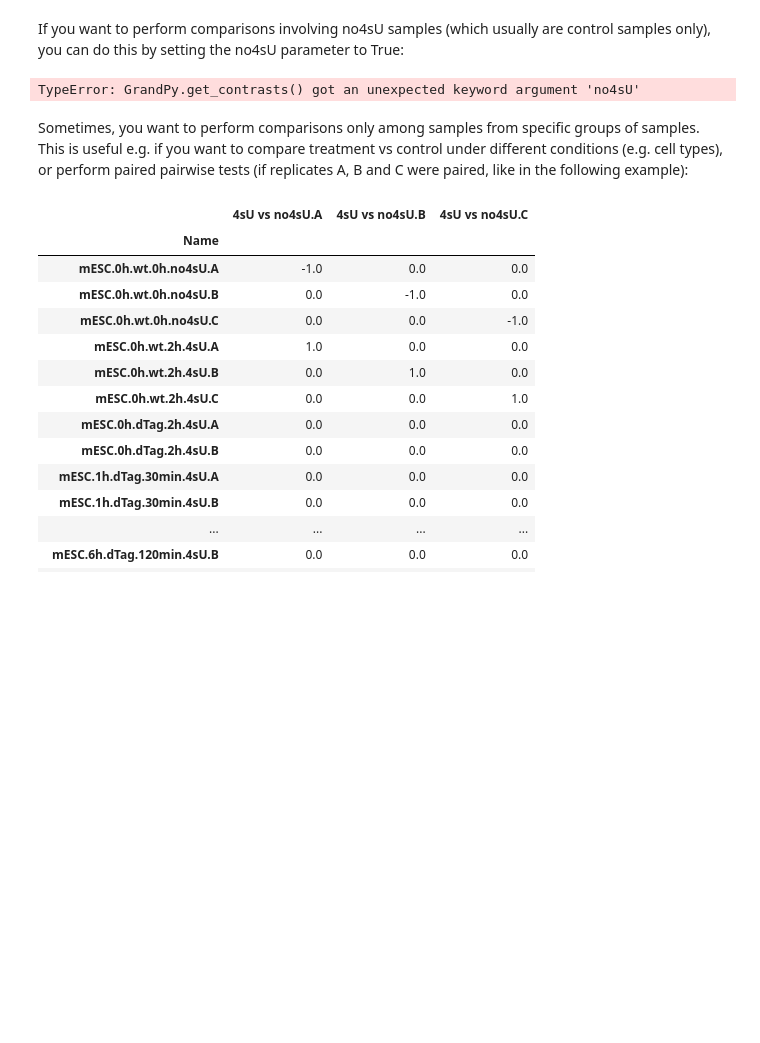
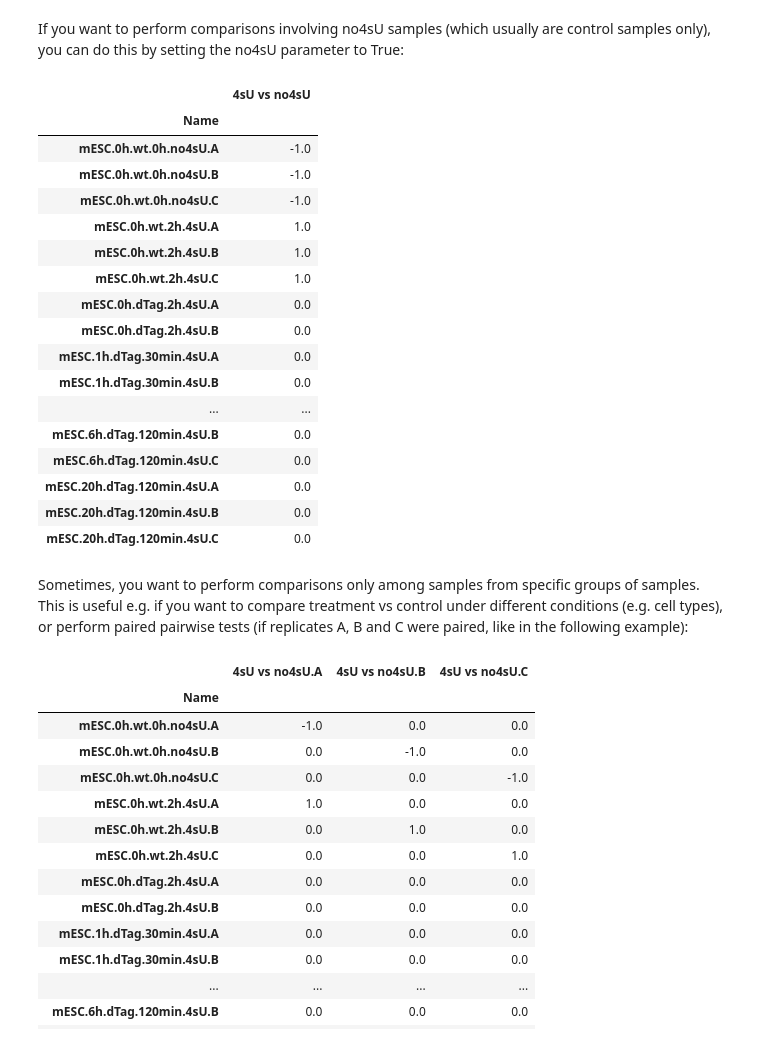
Before and after one commit to maus2310/GrandPy, a Jupyter notebook: grandpy/vignettes/vignette_01_differential_expression_(snapshot_data).ipynb, the cells around one changed output. Cells and saved outputs as stored; diff of their text form; code cells hidden in the pictures; blank space fills up the shorter version.

```diff
--- a/grandpy/vignettes/vignette_01_differential_expression_(snapshot_data).ipynb
+++ b/grandpy/vignettes/vignette_01_differential_expression_(snapshot_data).ipynb
@@ -244,9 +244,26 @@ banp.get_contrasts(contrast = ["Condition", "dTag 0h 4sU"], columns = banp.colda
 # %% [markdown]
 If you want to perform comparisons involving no4sU samples (which usually are control samples only), you can do this by setting the no4sU parameter to True:
 # %%
-banp.get_contrasts(contrast = ["has.4sU", "4sU", "no4sU"], columns = banp.coldata["Genotype"] == "wt", no4sU = True)
+banp.get_contrasts(contrast = ["has.4sU", "4sU", "no4sU"], columns = banp.coldata["Genotype"] == "wt", no4su = True)
 # %% [output]
-TypeError: GrandPy.get_contrasts() got an unexpected keyword argument 'no4sU'
+|  | 4sU vs no4sU |
+| Name |  |
+| mESC.0h.wt.0h.no4sU.A | -1.0 |
+| mESC.0h.wt.0h.no4sU.B | -1.0 |
+| mESC.0h.wt.0h.no4sU.C | -1.0 |
+| mESC.0h.wt.2h.4sU.A | 1.0 |
+| mESC.0h.wt.2h.4sU.B | 1.0 |
+| mESC.0h.wt.2h.4sU.C | 1.0 |
+| mESC.0h.dTag.2h.4sU.A | 0.0 |
+| mESC.0h.dTag.2h.4sU.B | 0.0 |
+| mESC.1h.dTag.30min.4sU.A | 0.0 |
+| mESC.1h.dTag.30min.4sU.B | 0.0 |
+| ... | ... |
+| mESC.6h.dTag.120min.4sU.B | 0.0 |
+| mESC.6h.dTag.120min.4sU.C | 0.0 |
+| mESC.20h.dTag.120min.4sU.A | 0.0 |
+| mESC.20h.dTag.120min.4sU.B | 0.0 |
+| mESC.20h.dTag.120min.4sU.C | 0.0 |
 # %% [markdown]
 Sometimes, you want to perform comparisons only among samples from specific groups of samples. This is useful e.g. if you want to compare treatment vs control under different conditions (e.g. cell types), or perform paired pairwise tests (if replicates A, B and C were paired, like in the following example):
 # %%
```
Also changed, not shown: parts of 8 cells of this notebook, 6 other files.
